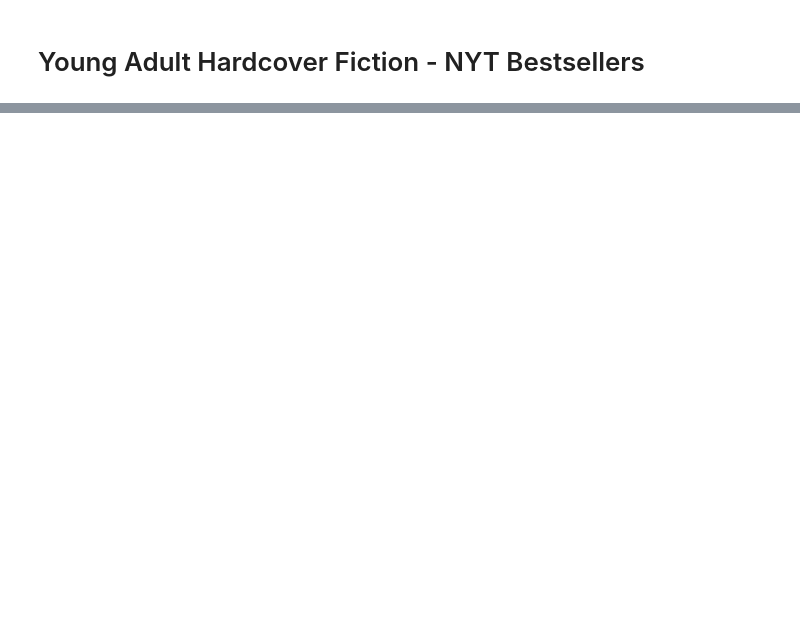
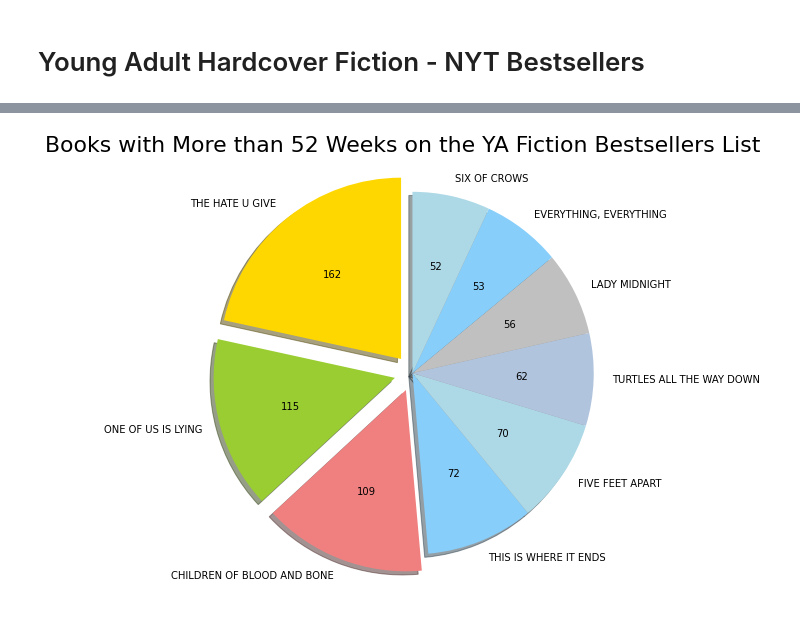
Before and after one commit to sam-brady/bestsellers-list-and-text-gen, a Jupyter notebook: NYT Young-Adult-Hardcover Bestsellers List .ipynb, the cells around one changed output, grey strips where cells are left out. Drawn from its saved outputs; the diff is of its cells as text; code cells hidden in the pictures; blank space fills up the shorter version.

```diff
--- a/NYT Young-Adult-Hardcover Bestsellers List .ipynb
+++ b/NYT Young-Adult-Hardcover Bestsellers List .ipynb
@@ -155,26 +200,28 @@ popular
 # %%
 # Data to plot... (make sure explode has same number of elements as your popular list)
 
 labels = popular['title']
 sizes = popular['count']
 colors = ['gold', 'yellowgreen', 'lightcoral', 'lightskyblue', 'lightblue','lightsteelblue','silver',  'lightskyblue', 'lightblue']
-explode = (0.3, 0.2, 0.2, 0, 0, 0, 0, 0, 0)
+explode = (0.1, 0.1, 0.1, 0, 0, 0, 0, 0, 0)
 
-
+plt.figure(figsize=(8, 8))
 
 # show values instead of percentages
 def absolute_value(val):
     a  = sizes[ np.abs(sizes - val/100.*sizes.sum()).idxmin() ]
     return a
 
 
 plt.pie(sizes, explode=explode, labels=labels, colors=colors,
 autopct=absolute_value, shadow=True, startangle=90)
 
 
 plt.axis('equal')
 plt.title('Books with More than 52 Weeks on the YA Fiction Bestsellers List', fontsize=22)
 plt.show()
+# %% [output]
+[figure, added]
 # %%
 # rank and plot the most popular book authors by weeks on the list
 
```
Also changed, not shown: parts of 21 cells of this notebook.
